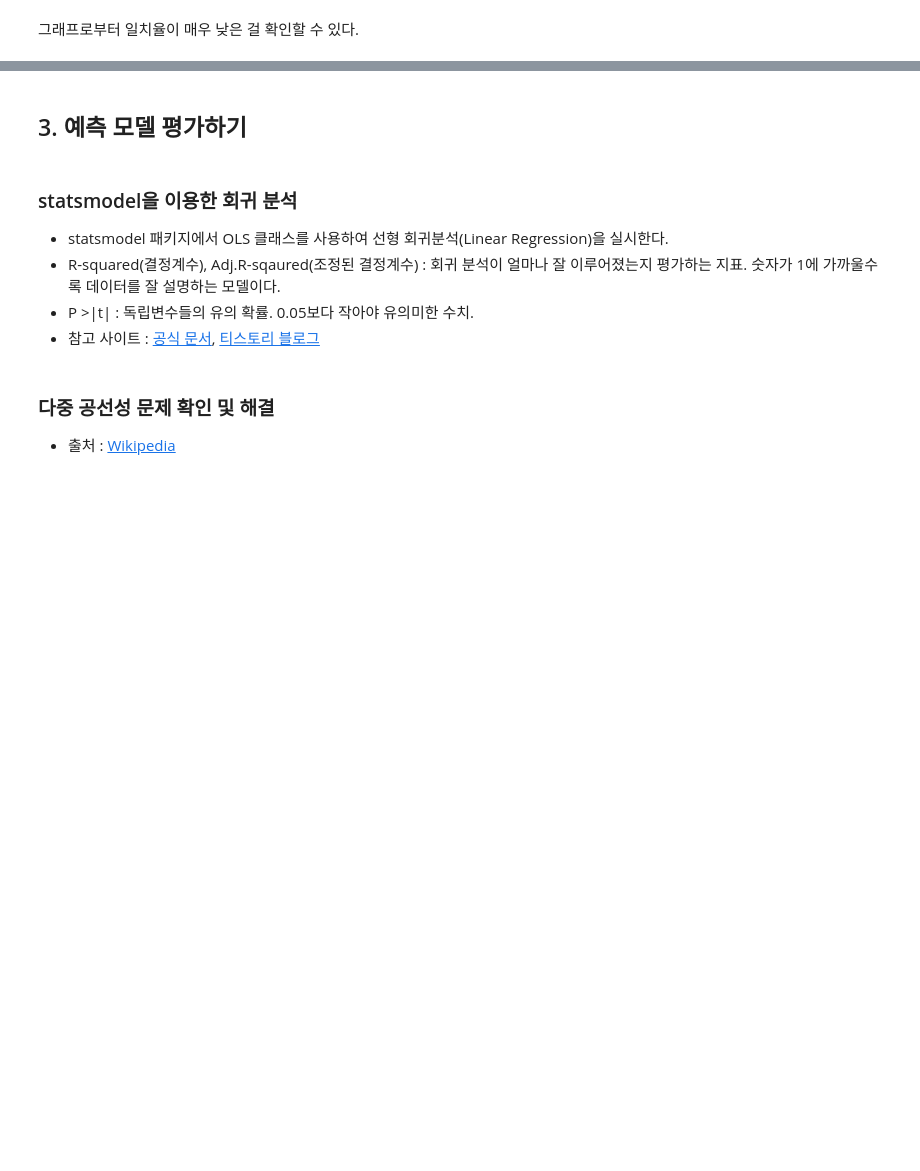
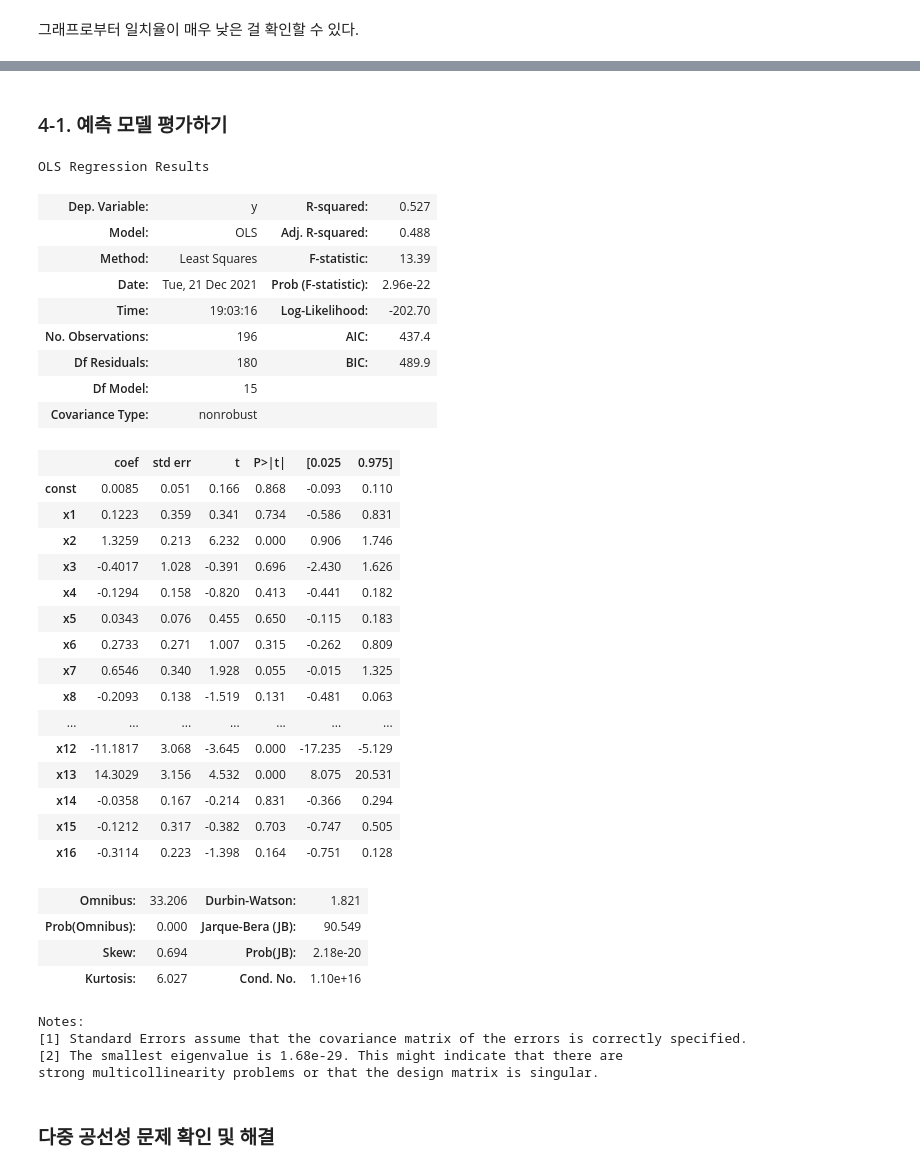
Before and after one commit to Moojun/study_ML, a Jupyter notebook: project/src/baseball_WAR_prediction.ipynb, the cells around one changed output, grey strips where cells are left out. Saved outputs shown, nothing was run; the diff lists cells and outputs as text; code cells hidden in the pictures; blank space fills up the shorter version.

```diff
--- a/project/src/baseball_WAR_prediction.ipynb
+++ b/project/src/baseball_WAR_prediction.ipynb
@@ -429,10 +460,3 @@ y_train.shape
-# %% [markdown]
-## 3. 예측 모델 평가하기
-# %% [markdown]
-### statsmodel을 이용한 회귀 분석
-* statsmodel 패키지에서 OLS 클래스를 사용하여 선형 회귀분석(Linear Regression)을 실시한다.
-* R-squared(결정계수), Adj.R-sqaured(조정된 결정계수) : 회귀 분석이 얼마나 잘 이루어졌는지 평가하는 지표.
-    숫자가 1에 가까울수록 데이터를 잘 설명하는 모델이다.
-* P >|t| : 독립변수들의 유의 확률. 0.05보다 작아야 유의미한 수치.
-* 참고 사이트 : [공식 문서](https://pypi.org/project/statsmodels/), [티스토리 블로그](https://ysyblog.tistory.com/119)
+# %% [markdown]
+### 4-1. 예측 모델 평가하기
 # %%
@@ -444,8 +469,46 @@ warnings.simplefilter(action='ignore', category=FutureWarning)
 # %%
-x_train = sm.add_constant(x_train)
-standard_model = sm.OLS(y_train, x_train).fit()
+x2_train = sm.add_constant(x2_train)
+
+x2_train = np.array(x2_train)
+y2_train = np.array(y2_train)
+
+standard_model = sm.OLS(y2_train, x2_train).fit()
 standard_model.summary()
+# %% [output]
+OLS Regression Results
+| Dep. Variable: | y | R-squared: | 0.527 |
+| Model: | OLS | Adj. R-squared: | 0.488 |
+| Method: | Least Squares | F-statistic: | 13.39 |
+| Date: | Tue, 21 Dec 2021 | Prob (F-statistic): | 2.96e-22 |
+| Time: | 19:03:16 | Log-Likelihood: | -202.70 |
+| No. Observations: | 196 | AIC: | 437.4 |
+| Df Residuals: | 180 | BIC: | 489.9 |
+| Df Model: | 15 |  |  |
+| Covariance Type: | nonrobust |  |  |
+|  | coef | std err | t | P>|t| | [0.025 | 0.975] |
+| const | 0.0085 | 0.051 | 0.166 | 0.868 | -0.093 | 0.110 |
+| x1 | 0.1223 | 0.359 | 0.341 | 0.734 | -0.586 | 0.831 |
+| x2 | 1.3259 | 0.213 | 6.232 | 0.000 | 0.906 | 1.746 |
+| x3 | -0.4017 | 1.028 | -0.391 | 0.696 | -2.430 | 1.626 |
+| x4 | -0.1294 | 0.158 | -0.820 | 0.413 | -0.441 | 0.182 |
+| x5 | 0.0343 | 0.076 | 0.455 | 0.650 | -0.115 | 0.183 |
+| x6 | 0.2733 | 0.271 | 1.007 | 0.315 | -0.262 | 0.809 |
+| x7 | 0.6546 | 0.340 | 1.928 | 0.055 | -0.015 | 1.325 |
+| x8 | -0.2093 | 0.138 | -1.519 | 0.131 | -0.481 | 0.063 |
+| ... | ... | ... | ... | ... | ... | ... |
+| x12 | -11.1817 | 3.068 | -3.645 | 0.000 | -17.235 | -5.129 |
+| x13 | 14.3029 | 3.156 | 4.532 | 0.000 | 8.075 | 20.531 |
+| x14 | -0.0358 | 0.167 | -0.214 | 0.831 | -0.366 | 0.294 |
+| x15 | -0.1212 | 0.317 | -0.382 | 0.703 | -0.747 | 0.505 |
+| x16 | -0.3114 | 0.223 | -1.398 | 0.164 | -0.751 | 0.128 |
+| Omnibus: | 33.206 | Durbin-Watson: | 1.821 |
+| Prob(Omnibus): | 0.000 | Jarque-Bera (JB): | 90.549 |
+| Skew: | 0.694 | Prob(JB): | 2.18e-20 |
+| Kurtosis: | 6.027 | Cond. No. | 1.10e+16 |
+Notes:
+[1] Standard Errors assume that the covariance matrix of the errors is correctly specified.
+[2] The smallest eigenvalue is 1.68e-29. This might indicate that there are
+strong multicollinearity problems or that the design matrix is singular.
-# %% [markdown]
-### 다중 공선성 문제 확인 및 해결
-* 출처 : [Wikipedia](https://ko.wikipedia.org/wiki/%EB%8B%A4%EC%A4%91%EA%B3%B5%EC%84%A0%EC%84%B1)
+# %% [markdown]
+### 다중 공선성 문제 확인 및 해결
 # %%
```
Also changed, not shown: parts of 16 cells of this notebook.
